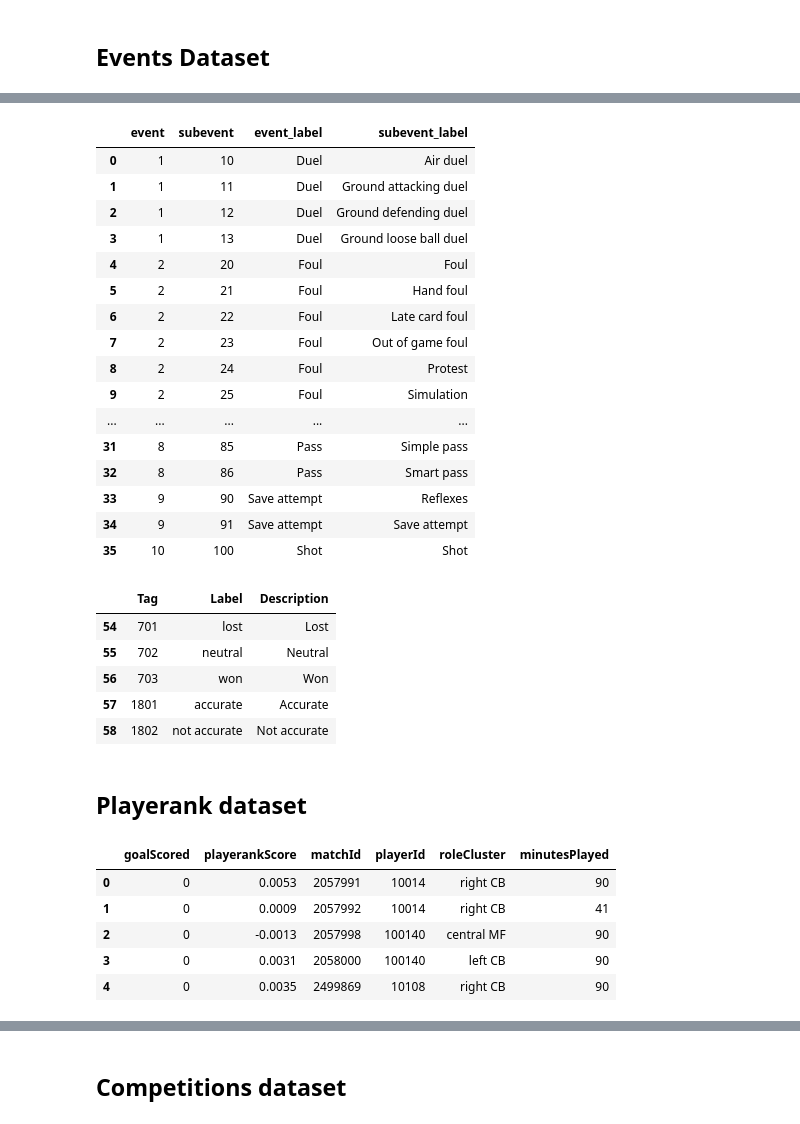
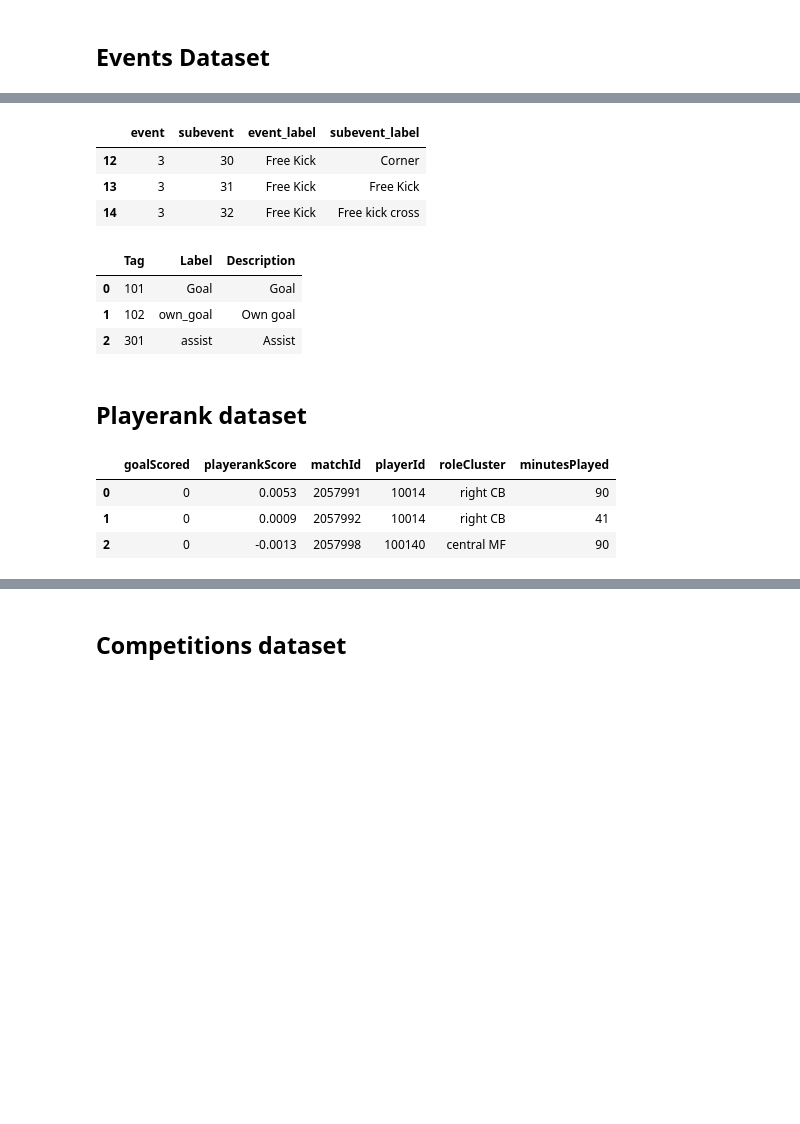
Before and after one commit to jotanavarrete/goalguru, a Jupyter notebook: notebooks/juan/soccer_paper_data_analysys.ipynb, the cells around one changed output, grey strips where cells are left out. Saved outputs shown, nothing was run; the diff lists cells and outputs as text; code cells hidden in the pictures; blank space fills up the shorter version.

```diff
--- a/notebooks/juan/soccer_paper_data_analysys.ipynb
+++ b/notebooks/juan/soccer_paper_data_analysys.ipynb
@@ -3,6 +3,7 @@ import pandas as pd
 import os
 import json
 import numpy as np
+pd.set_option('display.max_columns', None)
 # %% [markdown]
 # Load Data
 # %%
@@ -72,41 +134,24 @@ events
 # %%
-tags_dfs['eventid2name'].head(100)
+tags_dfs['eventid2name'][tags_dfs['eventid2name']['event'].isin([3,8,10])].head(3)
 # %% [output]
 |  | event | subevent | event_label | subevent_label |
-| 0 | 1 | 10 | Duel | Air duel |
-| 1 | 1 | 11 | Duel | Ground attacking duel |
-| 2 | 1 | 12 | Duel | Ground defending duel |
-| 3 | 1 | 13 | Duel | Ground loose ball duel |
-| 4 | 2 | 20 | Foul | Foul |
-| 5 | 2 | 21 | Foul | Hand foul |
-| 6 | 2 | 22 | Foul | Late card foul |
-| 7 | 2 | 23 | Foul | Out of game foul |
-| 8 | 2 | 24 | Foul | Protest |
-| 9 | 2 | 25 | Foul | Simulation |
-| ... | ... | ... | ... | ... |
-| 31 | 8 | 85 | Pass | Simple pass |
-| 32 | 8 | 86 | Pass | Smart pass |
-| 33 | 9 | 90 | Save attempt | Reflexes |
-| 34 | 9 | 91 | Save attempt | Save attempt |
-| 35 | 10 | 100 | Shot | Shot |
+| 12 | 3 | 30 | Free Kick | Corner |
+| 13 | 3 | 31 | Free Kick | Free Kick |
+| 14 | 3 | 32 | Free Kick | Free kick cross |
 # %%
-tags_dfs['tags2name'].tail(5)
+tags_dfs['tags2name'].head(3)
 # %% [output]
 |  | Tag | Label | Description |
-| 54 | 701 | lost | Lost |
-| 55 | 702 | neutral | Neutral |
-| 56 | 703 | won | Won |
-| 57 | 1801 | accurate | Accurate |
-| 58 | 1802 | not accurate | Not accurate |
+| 0 | 101 | Goal | Goal |
+| 1 | 102 | own_goal | Own goal |
+| 2 | 301 | assist | Assist |
 # %% [markdown]
 ## Playerank dataset
 # %%
-other_dfs['playerank'].head(5)
+other_dfs['playerank'].head(3)
 # %% [output]
 |  | goalScored | playerankScore | matchId | playerId | roleCluster | minutesPlayed |
 | 0 | 0 | 0.0053 | 2057991 | 10014 | right CB | 90 |
 | 1 | 0 | 0.0009 | 2057992 | 10014 | right CB | 41 |
 | 2 | 0 | -0.0013 | 2057998 | 100140 | central MF | 90 |
-| 3 | 0 | 0.0031 | 2058000 | 100140 | left CB | 90 |
-| 4 | 0 | 0.0035 | 2499869 | 10108 | right CB | 90 |
 # %%
```
Also changed, not shown: parts of 31 cells of this notebook.
